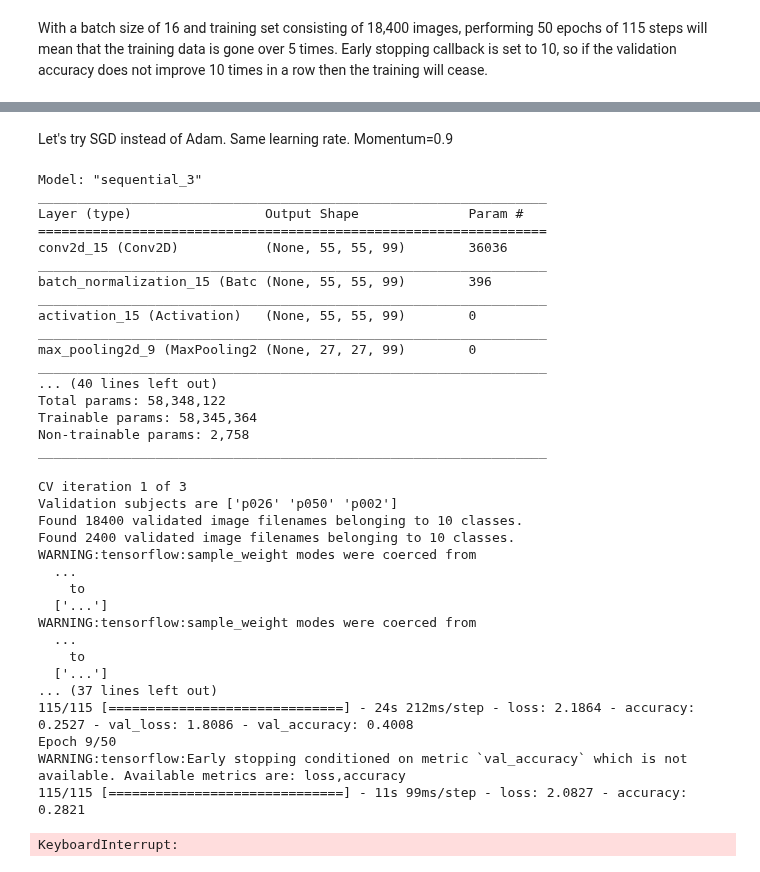
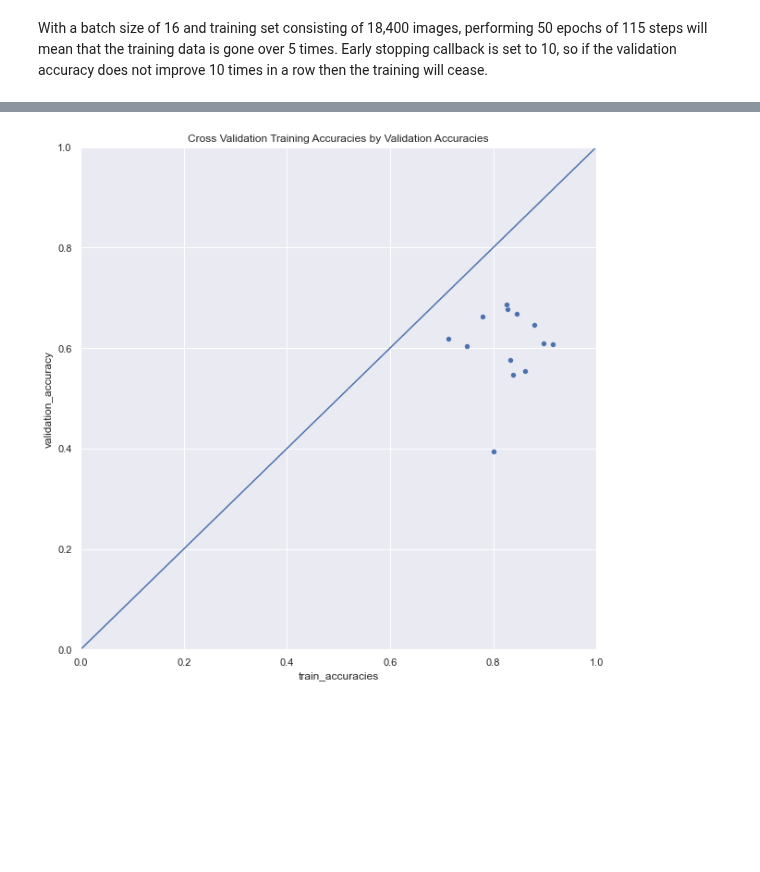
Before and after one commit to Dylan-C-Neal/DistractedDrivingClassifier, a Jupyter notebook: notebooks/Modeling.ipynb, the cells around one changed output, grey strips where cells are left out. Cells and saved outputs as stored; diff of their text form; code cells hidden in the pictures; blank space fills up the shorter version.

Commit message:
Finished crossvalidation using AlexNet architecture. Validation accuracy hovering around 60%. Plotted training accuracy vs validation accuracy

```diff
--- a/notebooks/Modeling.ipynb
+++ b/notebooks/Modeling.ipynb
@@ -350,54 +362,0 @@ notify.send('Model 4 fitting complete')
-# %% [markdown]
-Let's try SGD instead of Adam. Same learning rate. Momentum=0.9
-# %%
-opt = SGD(learning_rate=0.00001, momentum=0.9)
-model4.compile(optimizer=opt, loss='categorical_crossentropy', metrics=['accuracy'])
-model4.summary()
-# %% [output]
-Model: "sequential_3"
-_________________________________________________________________
-Layer (type)                 Output Shape              Param #
-=================================================================
-conv2d_15 (Conv2D)           (None, 55, 55, 99)        36036
-_________________________________________________________________
-batch_normalization_15 (Batc (None, 55, 55, 99)        396
-_________________________________________________________________
-activation_15 (Activation)   (None, 55, 55, 99)        0
-_________________________________________________________________
-max_pooling2d_9 (MaxPooling2 (None, 27, 27, 99)        0
-_________________________________________________________________
-... (40 lines left out)
-Total params: 58,348,122
-Trainable params: 58,345,364
-Non-trainable params: 2,758
-_________________________________________________________________
-# %%
-model4data2 = cvrand(model4,
-                    df,
-                    n_iterations=3,
-                    batch_size=16,
-                    epochs=50,
-                    steps_per_epoch=115,
-                    target_size=(227,227),
-                    random_state=42,
-                    min_delta=0.05,
-                    patience=3)
-# %% [output]
-CV iteration 1 of 3
-Validation subjects are ['p026' 'p050' 'p002']
-Found 18400 validated image filenames belonging to 10 classes.
-Found 2400 validated image filenames belonging to 10 classes.
-WARNING:tensorflow:sample_weight modes were coerced from
-  ...
-    to
-  ['...']
-WARNING:tensorflow:sample_weight modes were coerced from
-  ...
-    to
-  ['...']
-... (37 lines left out)
-115/115 [==============================] - 24s 212ms/step - loss: 2.1864 - accuracy: 0.2527 - val_loss: 1.8086 - val_accuracy: 0.4008
-Epoch 9/50
-WARNING:tensorflow:Early stopping conditioned on metric `val_accuracy` which is not available. Available metrics are: loss,accuracy
-115/115 [==============================] - 11s 99ms/step - loss: 2.0827 - accuracy: 0.2821
-KeyboardInterrupt:
@@ -405,0 +363,9 @@ model4data2
+# %%
+_ = plt.figure(figsize=(10,10))
+_ = plt.xlim(0, 1)
+_ = plt.ylim(0, 1)
+_ = sns.scatterplot(data=model4data, x='train_accuracies', y='validation_accuracy')
+_ = plt.plot([0,1], [0,1])
+_ = plt.title('Cross Validation Training Accuracies by Validation Accuracies')
+# %% [output]
+[figure, added]
```
Also changed, not shown: parts of 4 cells of this notebook, 1 other file.
